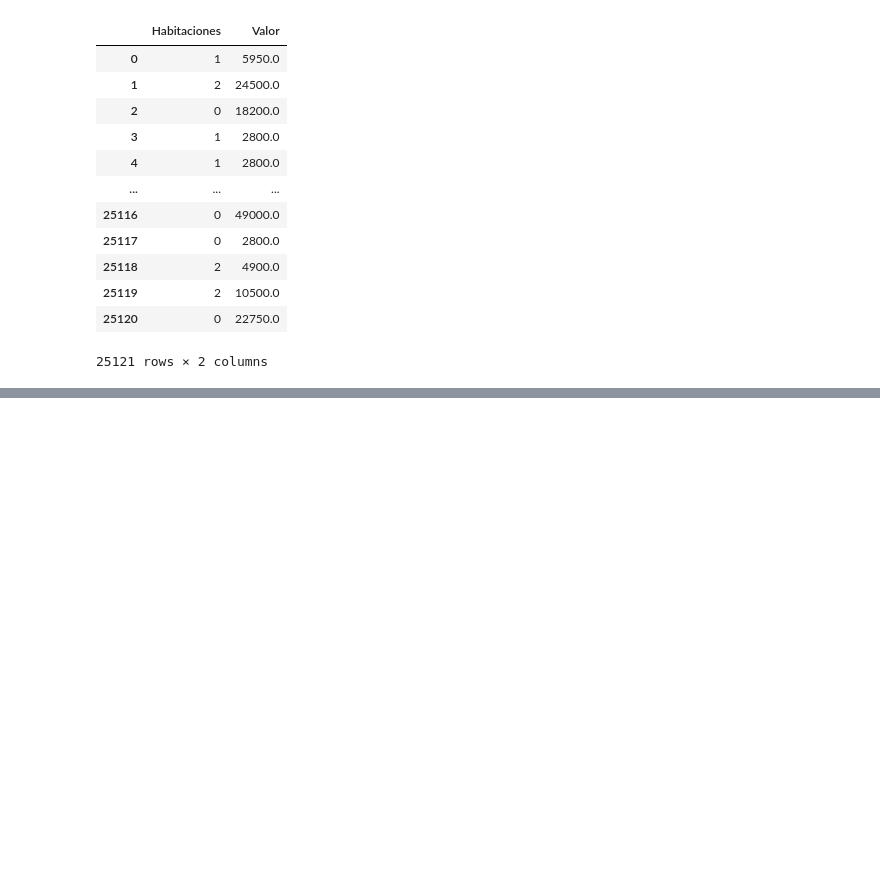
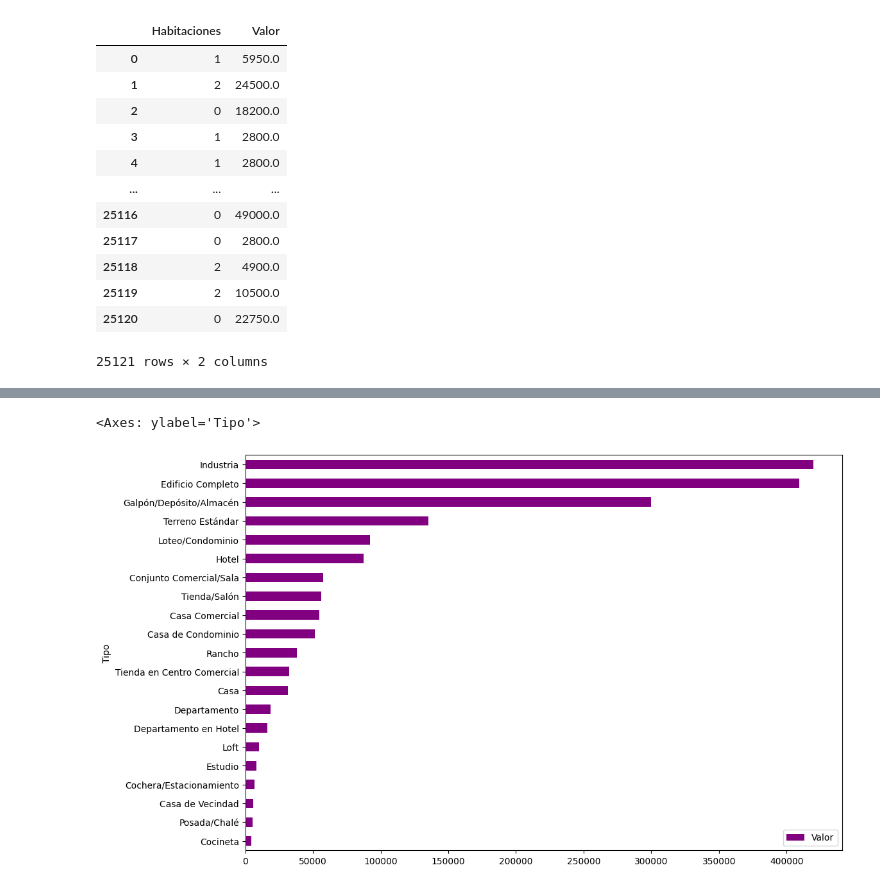
Before and after one commit to AndresCMontejo/Analisis_Inmuebles_CDMX, a Jupyter notebook: inmuebles_cdmx.ipynb, the cells around one changed output, grey strips where cells are left out. Drawn from its saved outputs; the diff is of its cells as text; code cells hidden in the pictures; blank space fills up the shorter version.

```diff
--- a/inmuebles_cdmx.ipynb
+++ b/inmuebles_cdmx.ipynb
@@ -166,0 +253,8 @@ datos[["Habitaciones", "Valor"]] #Se agregan dos corchetes para agregar de 2 val
+# %%
+#Almacenando en una variable
+df_tipo_precio = datos.groupby("Tipo")[["Valor"]].mean().sort_values('Valor')
+#graficando con una función de pandas
+df_tipo_precio.plot(kind='barh', figsize=(12,8), color='purple') #kind="barh" para barras horiontales, figsize=(12,8) es el tamaño de la figura, con un 12x8 de medida
+# %% [output]
+<Axes: ylabel='Tipo'>
+[figure, added]
```
Also changed, not shown: parts of 22 cells of this notebook.
